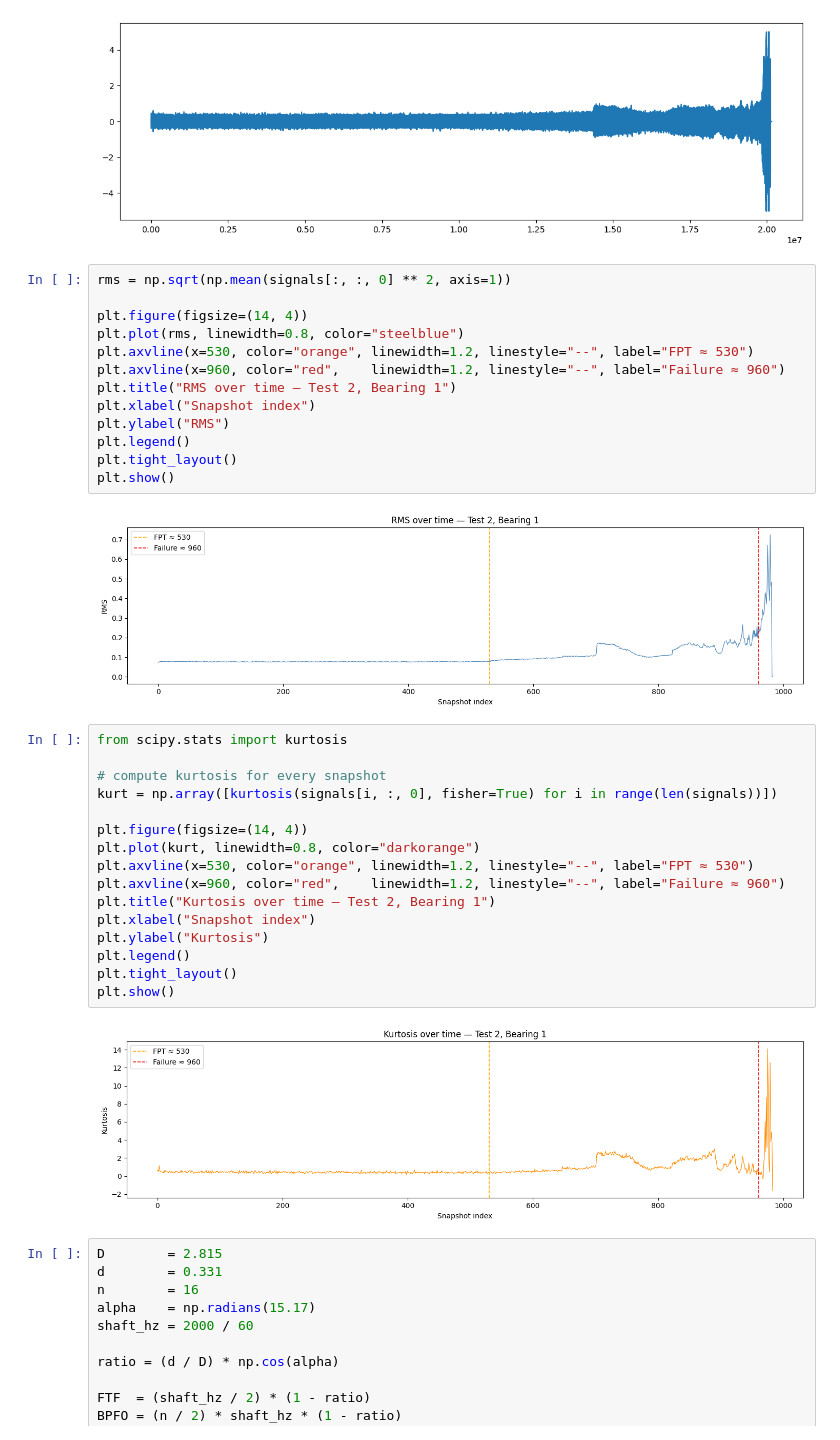
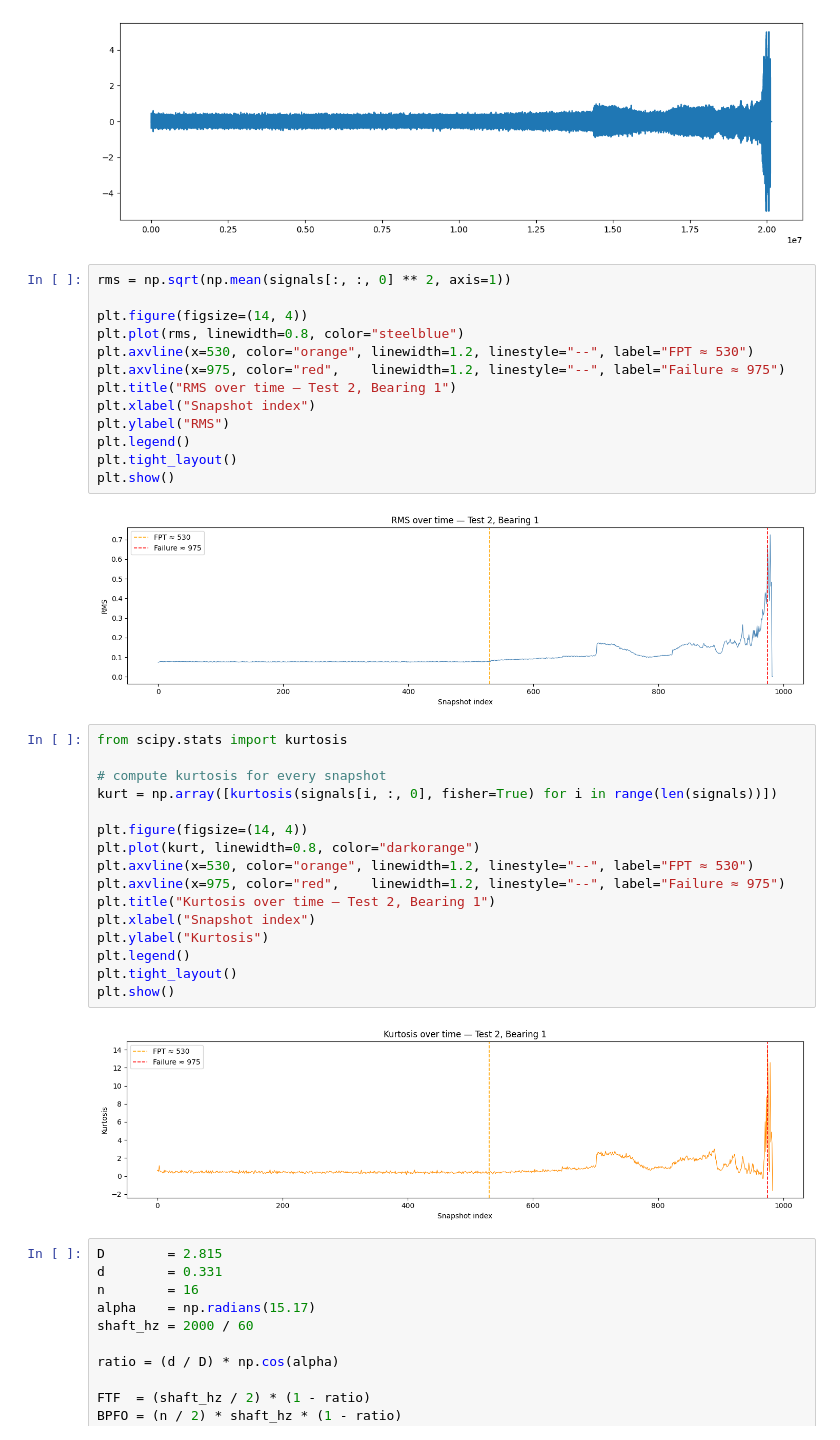
Before and after one commit to prabhav001/bearing-rul, a Jupyter notebook: notebooks/01_eda.ipynb, the cells around one changed output. Cells and saved outputs as stored; diff of their text form.

```diff
--- a/notebooks/01_eda.ipynb
+++ b/notebooks/01_eda.ipynb
@@ -37,18 +37,18 @@ plt.show()
 # %%
 rms = np.sqrt(np.mean(signals[:, :, 0] ** 2, axis=1))
 
 plt.figure(figsize=(14, 4))
 plt.plot(rms, linewidth=0.8, color="steelblue")
 plt.axvline(x=530, color="orange", linewidth=1.2, linestyle="--", label="FPT ≈ 530")
-plt.axvline(x=960, color="red",    linewidth=1.2, linestyle="--", label="Failure ≈ 960")
+plt.axvline(x=975, color="red",    linewidth=1.2, linestyle="--", label="Failure ≈ 975")
 plt.title("RMS over time — Test 2, Bearing 1")
 plt.xlabel("Snapshot index")
 plt.ylabel("RMS")
 plt.legend()
 plt.tight_layout()
 plt.show()
 # %% [output]
-[figure, old version]
+[figure, new version]
 # %%
 from scipy.stats import kurtosis
 
@@ -58,7 +58,7 @@ kurt = np.array([kurtosis(signals[i, :, 0], fisher=True) for i in range(len(sign
 plt.figure(figsize=(14, 4))
 plt.plot(kurt, linewidth=0.8, color="darkorange")
 plt.axvline(x=530, color="orange", linewidth=1.2, linestyle="--", label="FPT ≈ 530")
-plt.axvline(x=960, color="red",    linewidth=1.2, linestyle="--", label="Failure ≈ 960")
+plt.axvline(x=975, color="red",    linewidth=1.2, linestyle="--", label="Failure ≈ 975")
 plt.title("Kurtosis over time — Test 2, Bearing 1")
 plt.xlabel("Snapshot index")
 plt.ylabel("Kurtosis")
@@ -66,7 +66,7 @@ plt.legend()
 plt.tight_layout()
 plt.show()
 # %% [output]
-[figure, old version]
+[figure, new version]
 # %%
 D        = 2.815
 d        = 0.331
```
Also changed, not shown: parts of 4 cells of this notebook, 5 other files.
